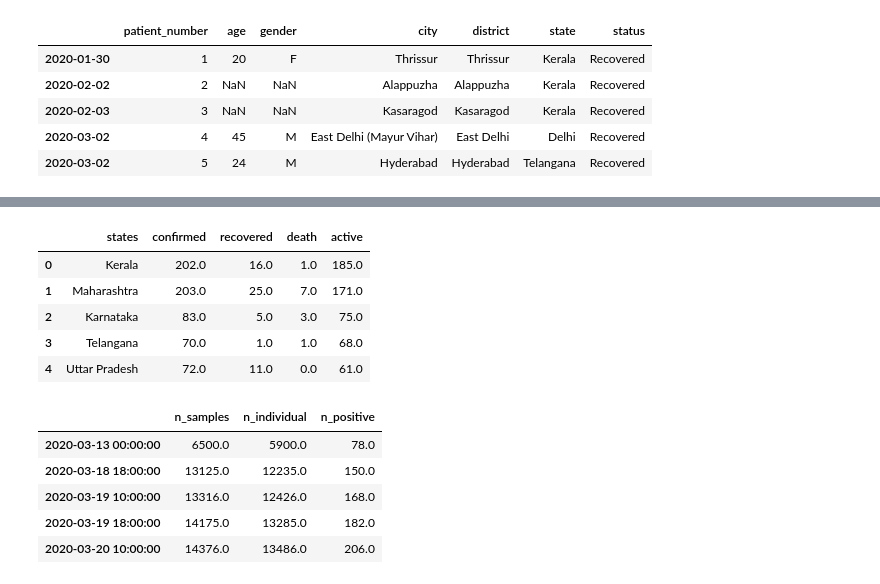
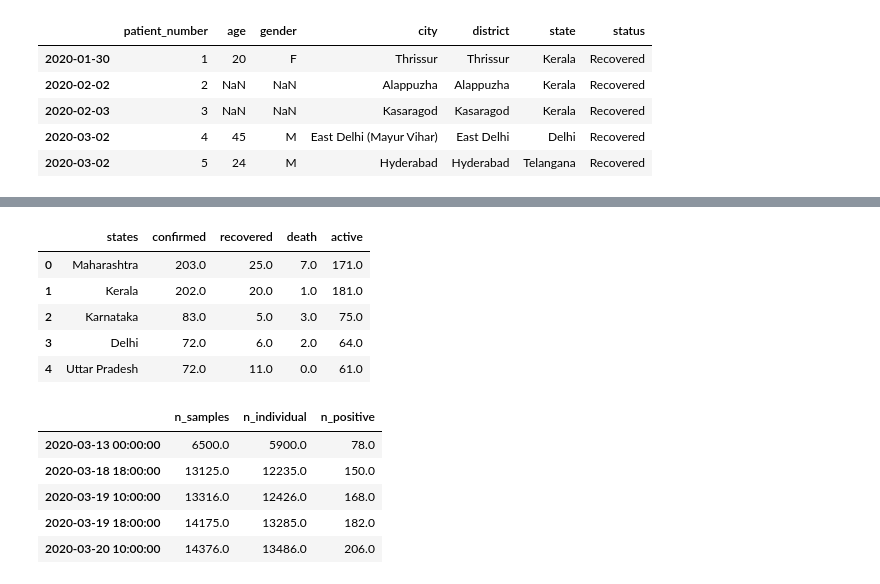
Before and after one commit to ahmadryan/covid19, a Jupyter notebook: coronavirus_quick_model2.ipynb, the cells around one changed output, grey strips where cells are left out. Drawn from its saved outputs; the diff is of its cells as text; code cells hidden in the pictures.

```diff
--- a/coronavirus_quick_model2.ipynb
+++ b/coronavirus_quick_model2.ipynb
@@ -76,24 +105,24 @@ df.head()
 # %%
 # Statewise data
 
 df_sw = pd.DataFrame( )
-ind = 2
+ind = 1
 df_sw['states'] = india_data[ind]['Unnamed: 1'][3:].values
 df_sw['confirmed'] = india_data[ind]['Unnamed: 3'][3:].values
 df_sw['recovered'] = india_data[ind]['Unnamed: 4'][3:].values
 df_sw['death'] = india_data[ind]['Unnamed: 5'][3:].values
 df_sw['active'] = india_data[ind]['Unnamed: 6'][3:].values
 
 for col in df_sw.columns[1:] :
     df_sw[col] = df_sw[col].astype(float)
 
 df_sw.head()
 # %% [output]
 |  | states | confirmed | recovered | death | active |
-| 0 | Kerala | 202.0 | 16.0 | 1.0 | 185.0 |
-| 1 | Maharashtra | 203.0 | 25.0 | 7.0 | 171.0 |
+| 0 | Maharashtra | 203.0 | 25.0 | 7.0 | 171.0 |
+| 1 | Kerala | 202.0 | 20.0 | 1.0 | 181.0 |
 | 2 | Karnataka | 83.0 | 5.0 | 3.0 | 75.0 |
-| 3 | Telangana | 70.0 | 1.0 | 1.0 | 68.0 |
+| 3 | Delhi | 72.0 | 6.0 | 2.0 | 64.0 |
 | 4 | Uttar Pradesh | 72.0 | 11.0 | 0.0 | 61.0 |
 # %%
 # Data related to total tests in the country
```
Also changed, not shown: parts of 18 cells of this notebook.
